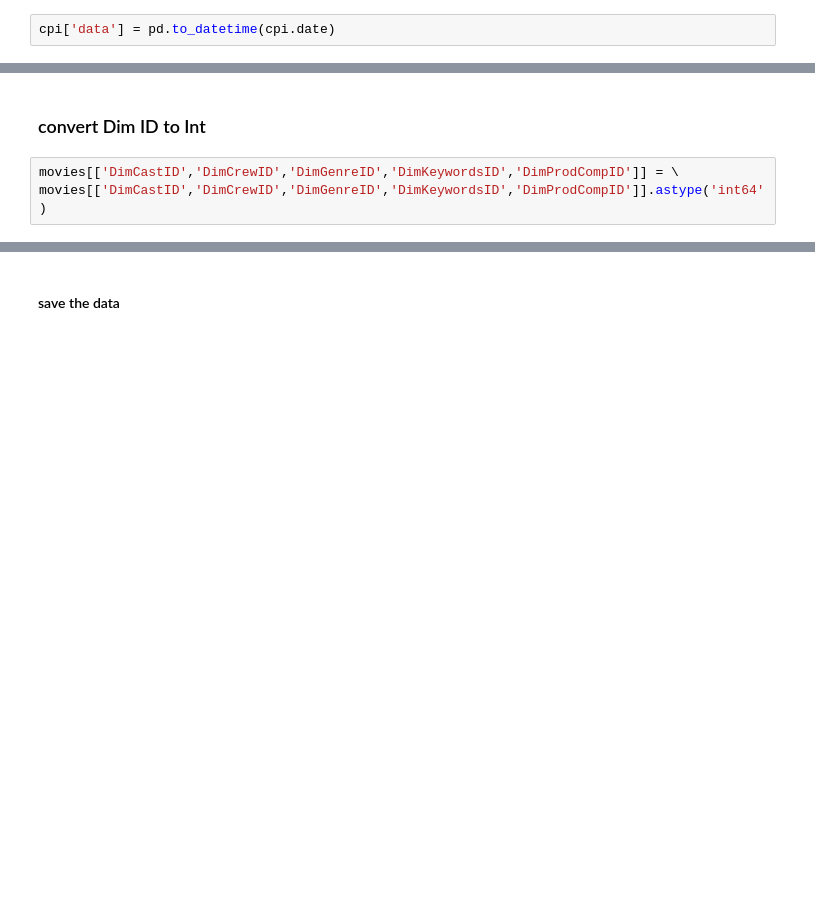
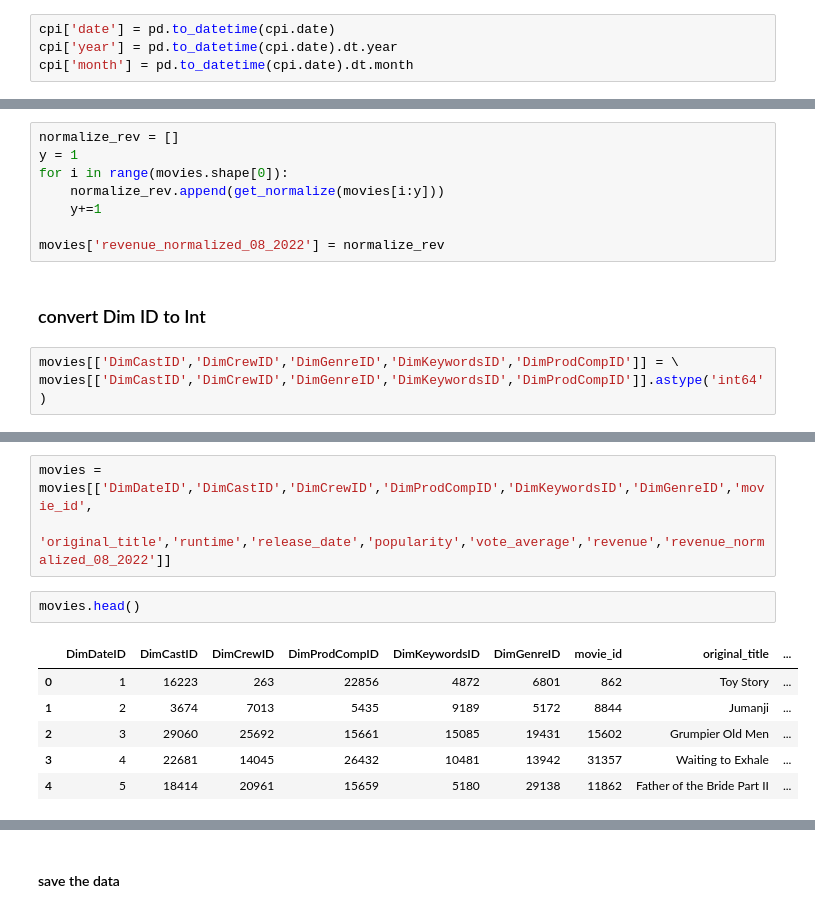
Before and after one commit to MuhamedHekal/ETL-Movies-using-Python, a Jupyter notebook: 3.7 CleaningFact.ipynb, the cells around one changed output, grey strips where cells are left out. Saved outputs shown, nothing was run; the diff lists cells and outputs as text; blank space fills up the shorter version.

```diff
--- a/3.7 CleaningFact.ipynb
+++ b/3.7 CleaningFact.ipynb
@@ -162,4 +239,6 @@ movies
 # %%
 cpi = pd.read_csv('data/in/fred/Consumer Price Index of Admission to Movies.csv')
 # %%
-cpi['data'] = pd.to_datetime(cpi.date)
+cpi['date'] = pd.to_datetime(cpi.date)
+cpi['year'] = pd.to_datetime(cpi.date).dt.year
+cpi['month'] = pd.to_datetime(cpi.date).dt.month
@@ -191,3 +284,11 @@ But if you interested you can do the step [here](https://dof.ca.gov/wp-content/u
+# %%
+normalize_rev = []
+y = 1
+for i in range(movies.shape[0]):
+    normalize_rev.append(get_normalize(movies[i:y]))
+    y+=1
+
+movies['revenue_normalized_08_2022'] = normalize_rev
 # %% [markdown]
 ### convert Dim ID to Int
 # %%
@@ -195,0 +306,12 @@ movies[['DimCastID','DimCrewID','DimGenreID','DimKeywordsID','DimProdCompID']].a
+# %%
+movies = movies[['DimDateID','DimCastID','DimCrewID','DimProdCompID','DimKeywordsID','DimGenreID','movie_id',
+        'original_title','runtime','release_date','popularity','vote_average','revenue','revenue_normalized_08_2022']]
+# %%
+movies.head()
+# %% [output]
+|  | DimDateID | DimCastID | DimCrewID | DimProdCompID | DimKeywordsID | DimGenreID | movie_id | original_title | ... |
+| 0 | 1 | 16223 | 263 | 22856 | 4872 | 6801 | 862 | Toy Story | ... |
+| 1 | 2 | 3674 | 7013 | 5435 | 9189 | 5172 | 8844 | Jumanji | ... |
+| 2 | 3 | 29060 | 25692 | 15661 | 15085 | 19431 | 15602 | Grumpier Old Men | ... |
+| 3 | 4 | 22681 | 14045 | 26432 | 10481 | 13942 | 31357 | Waiting to Exhale | ... |
+| 4 | 5 | 18414 | 20961 | 15659 | 5180 | 29138 | 11862 | Father of the Bride Part II | ... |
```
Also changed, not shown: parts of 28 cells of this notebook, 2 other files.
